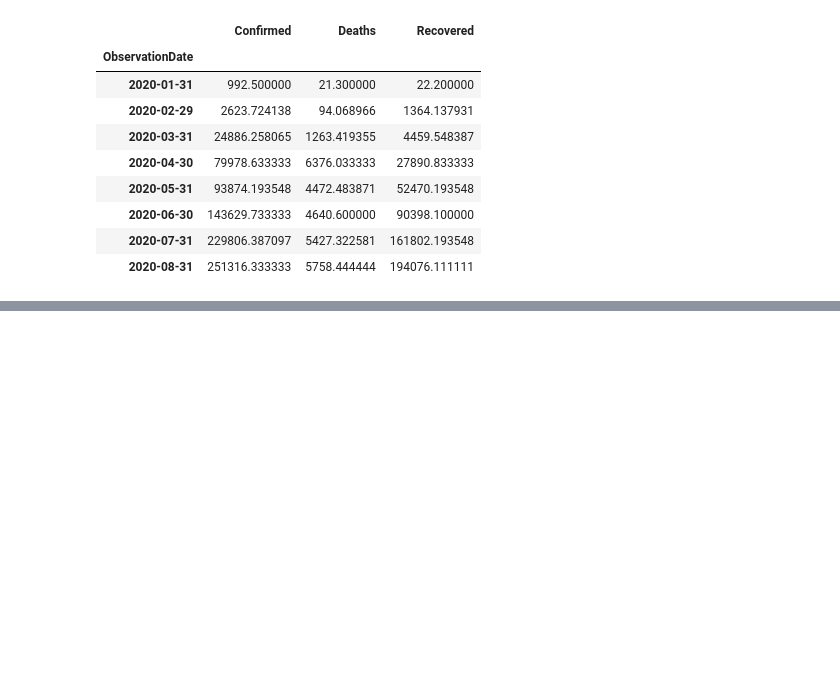
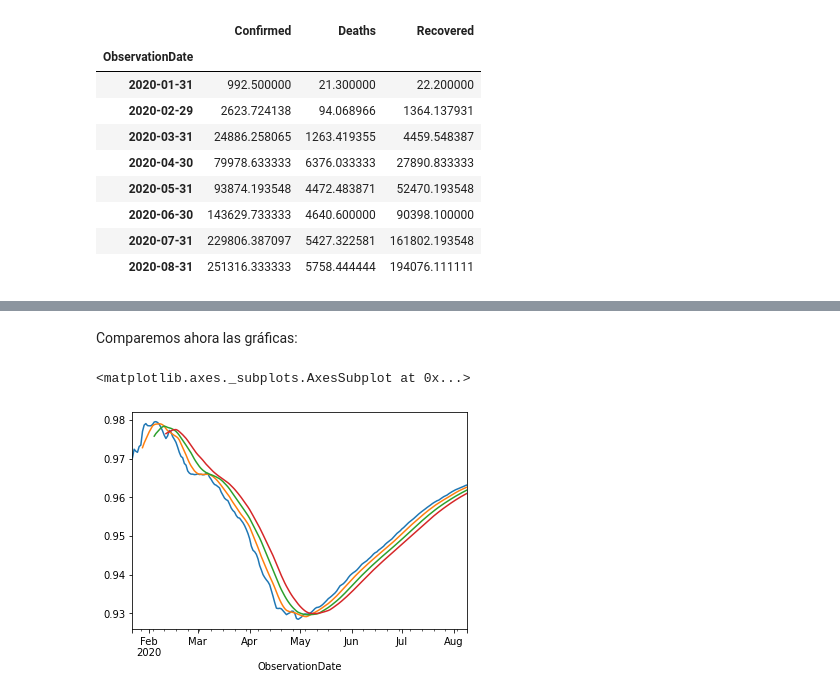
Before and after one commit to francomanca93/analisis-de-datos, a Jupyter notebook: 3-Aplicando-pandas/17_Series_de_tiempo_y_visualizacioes.ipynb, the cells around one changed output, grey strips where cells are left out. Drawn from its saved outputs; the diff is of its cells as text; code cells hidden in the pictures; blank space fills up the shorter version.

```diff
--- a/3-Aplicando-pandas/17_Series_de_tiempo_y_visualizacioes.ipynb
+++ b/3-Aplicando-pandas/17_Series_de_tiempo_y_visualizacioes.ipynb
@@ -367,0 +588,10 @@ df_diff.resample('M').mean()
+# %% [markdown]
+Comparemos ahora las gráficas:
+# %%
+serie.plot()
+serie.rolling(window=7).mean().plot()
+serie.rolling(window=14).mean().plot()
+serie.rolling(window=21).mean().plot()
+# %% [output]
+<matplotlib.axes._subplots.AxesSubplot at 0x...>
+[figure, added]
```
Also changed, not shown: parts of 32 cells of this notebook.
